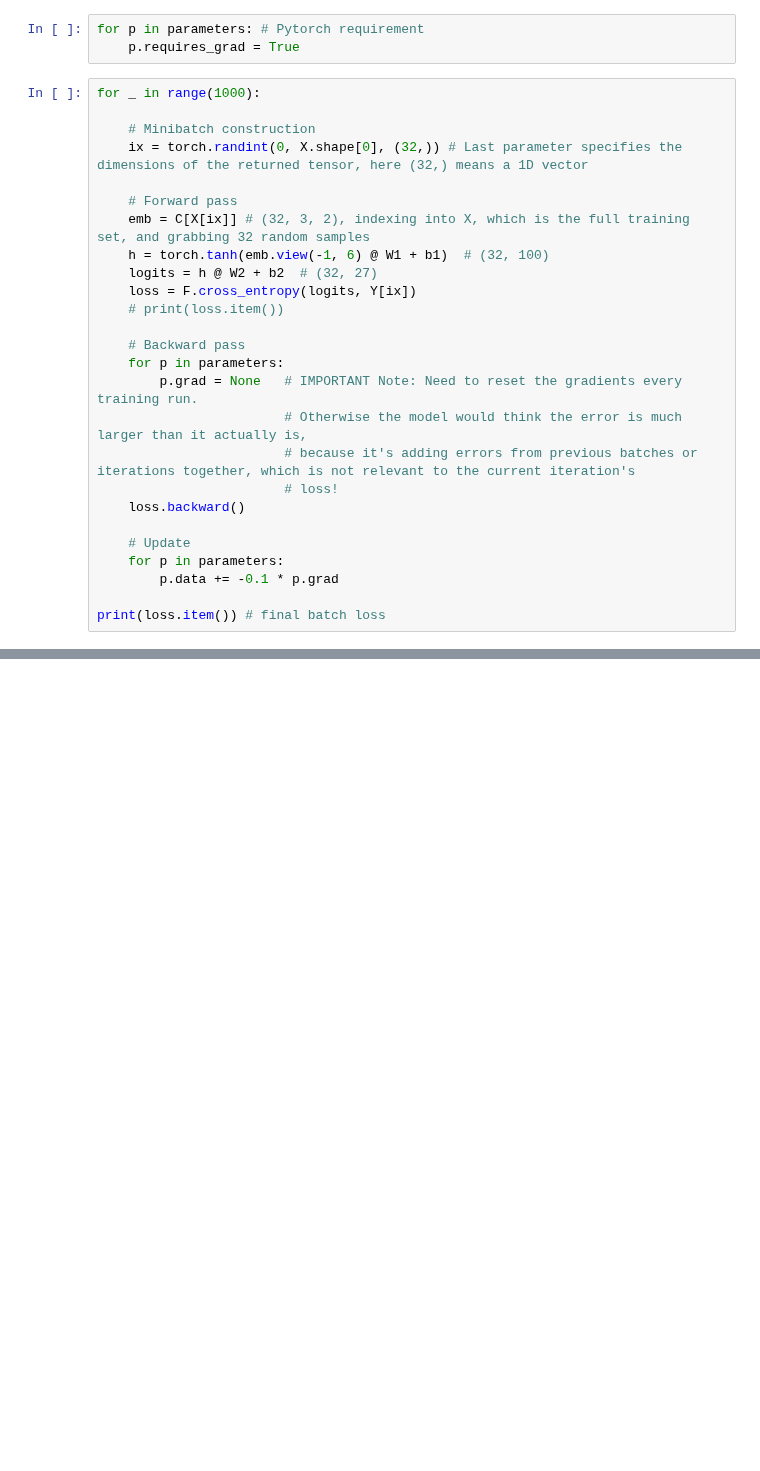
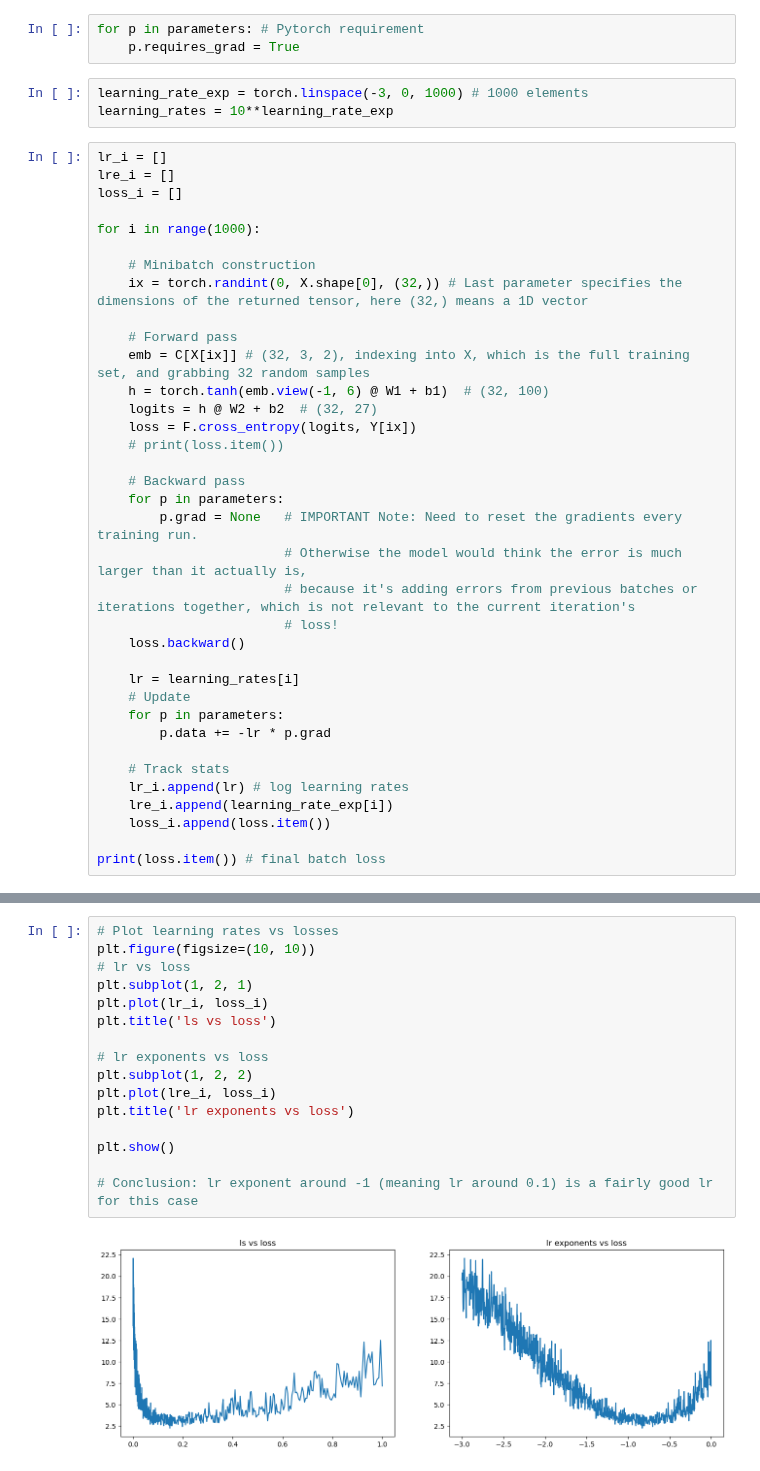
Before and after one commit to Paradox3333/0-to-transformers, a Jupyter notebook: MLP_char_pred.ipynb, the cells around one changed output, grey strips where cells are left out. Saved outputs shown, nothing was run; the diff lists cells and outputs as text; blank space fills up the shorter version.

```diff
--- a/MLP_char_pred.ipynb
+++ b/MLP_char_pred.ipynb
@@ -444,8 +405,15 @@ sum(p.nelement() for p in parameters)  # number of parameters in total
 # %%
 for p in parameters: # Pytorch requirement
     p.requires_grad = True
+# %%
+learning_rate_exp = torch.linspace(-3, 0, 1000) # 1000 elements
+learning_rates = 10**learning_rate_exp
 # %%
-for _ in range(1000):
+lr_i = []
+lre_i = []
+loss_i = []
+
+for i in range(1000):
 
     # Minibatch construction
     ix = torch.randint(0, X.shape[0], (32,)) # Last parameter specifies the dimensions of the returned tensor, here (32,) means a 1D vector
@@ -465,9 +433,15 @@ for _ in range(1000):
                         # loss!
     loss.backward()
 
+    lr = learning_rates[i]
     # Update
     for p in parameters:
-        p.data += -0.1 * p.grad
+        p.data += -lr * p.grad
+
+    # Track stats
+    lr_i.append(lr) # log learning rates
+    lre_i.append(learning_rate_exp[i])
+    loss_i.append(loss.item())
 
 print(loss.item()) # final batch loss
 # %% [output]
@@ -491,3 +449,21 @@ print(loss.item()) # final batch loss
+# %%
+# Plot learning rates vs losses
+plt.figure(figsize=(10, 10))
+# lr vs loss
+plt.subplot(1, 2, 1)
+plt.plot(lr_i, loss_i)
+plt.title('ls vs loss')
+
+# lr exponents vs loss
+plt.subplot(1, 2, 2)
+plt.plot(lre_i, loss_i)
+plt.title('lr exponents vs loss')
+
+plt.show()
+
+# Conclusion: lr exponent around -1 (meaning lr around 0.1) is a fairly good lr for this case
+# %% [output]
+[figure, added]
 # %%
 # Final forward pass to check total loss:
 
```
Also changed, not shown: parts of 37 cells of this notebook.
